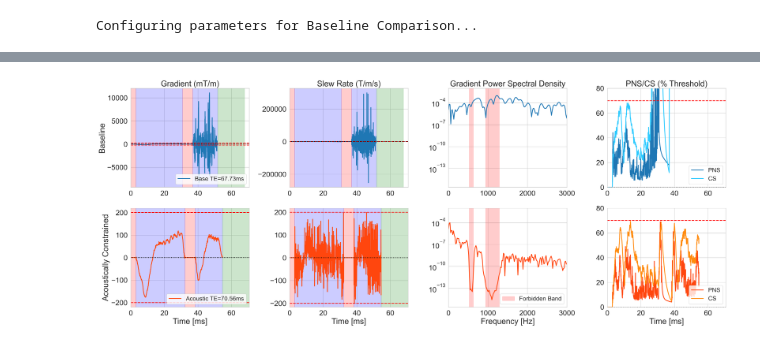
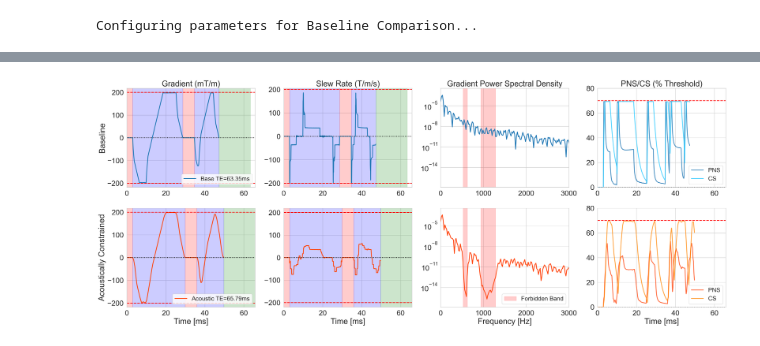
Before and after one commit to cmr-group/gropt-dev, a Jupyter notebook: examples/acoustic/acoustic_constraint.ipynb, the cells around one changed output, grey strips where cells are left out. Cells and saved outputs as stored; diff of their text form; code cells hidden in the pictures.

```diff
--- a/examples/acoustic/acoustic_constraint.ipynb
+++ b/examples/acoustic/acoustic_constraint.ipynb
@@ -32,7 +30,8 @@ Forbidden Frequencies (Hz): [576, 1113]
 Forbidden Bandwidths (Hz): [100, 344]
 # %%
 # Hardware Limits
-dt = 40e-6
+dt = 50e-6
+# dt = 40e-6
 gmax = 200*1e-3  # 200 mT/m
 smax = 200       # 200 T/m/s
 
@@ -40,7 +39,7 @@ smax = 200       # 200 T/m/s
 T_90 = 3e-3 # s
 T_180 = 6e-3 # s
 T_readout = 16e-3 # s
-b = 1000 # s/mm^2
+b = 2000 # s/mm^2
 
 print("Configuring parameters for Baseline Comparison...")
 search_params_base = {
@@ -56,9 +55,11 @@ search_params_base = {
     'pns_params': safe_params,
     'cns_lim': 0.7,
     'cns_params': safe_params_cardiac,
-    'tv_lam': 1e-18,
+    'tv1_lam': 1e-18,
+    'tv1_weight': 5e5,
+    'tv2_lam': 2e-4,
+    'tv2_weight': 5e5,
     # 'tv_lam': 1e-16,
-    'tv_weight': 5e5,
     # 'tv2_lam': 0,
     'identity_lam': 1e-5,
 }
@@ -68,6 +69,8 @@ search_params_ac['acoustic'] = {
     'freqs': forbidden_frequencies,
     'bws': forbidden_bandwidths
 }
+# search_params_ac['tv2_lam'] = 2e-4
+# search_params_ac['tv2_weight'] = 5e5
 # search_params_ac['tv_lam'] = 1e-1
 # search_params_ac['tv_weight'] = 1
 # search_params_ac['tv2_lam'] = 1e1
@@ -137,16 +114,16 @@ time_base = np.arange(len(grad_base)) * dt * 1e3
 axes[0, 0].plot(time_base, grad_base*1000, linewidth=2.33, color=colors[0], label=f'Base TE={best_TE_base*1e3:.2f}ms')
 axes[0, 1].plot(time_base[:-1], np.diff(grad_base)/dt, linewidth=2.33, color=colors[0])
 axes[0, 2].semilogy(xf_base, psd_base, linewidth=2.33, color=colors[0])
-axes[0, 3].plot(time_base, safe_base*100, linewidth=2.33, color=colors[0], label='PNS')
-axes[0, 3].plot(time_base, safe_cardiac_base*100, linewidth=2.33, color="#2bcaff", label='CS')
+axes[0, 3].plot(time_base, safe_base*100, linewidth=2.33, color=colors[0], label='PNS', alpha=0.8)
+axes[0, 3].plot(time_base, safe_cardiac_base*100, linewidth=2.33, color="#2bcaff", label='CS', alpha=0.8)
 
 # Row 2: Acoustic GrOpt
 time_ac = np.arange(len(grad_ac)) * dt * 1e3
 axes[1, 0].plot(time_ac, grad_ac*1000, linewidth=2.33, color=colors[1], label=f'Acoustic TE={best_TE_ac*1e3:.2f}ms')
 axes[1, 1].plot(time_ac[:-1], np.diff(grad_ac)/dt, linewidth=2.33, color=colors[1])
 axes[1, 2].semilogy(xf_ac, psd_ac, linewidth=2.33, color=colors[1])
-axes[1, 3].plot(time_ac, safe_ac*100, linewidth=2.33, color=colors[1], label='PNS')
-axes[1, 3].plot(time_ac, safe_cardiac_ac*100, linewidth=2.33, color="#FF8B0E", label='CS')
+axes[1, 3].plot(time_ac, safe_ac*100, linewidth=2.33, color=colors[1], label='PNS', alpha=0.8)
+axes[1, 3].plot(time_ac, safe_cardiac_ac*100, linewidth=2.33, color="#FF8B0E", label='CS', alpha=0.8)
 
 # Highlight Acoustic Frequency Bands
 for idx, (f, bw) in enumerate(zip(forbidden_frequencies, forbidden_bandwidths)):
@@ -179,31 +156,31 @@ for i in range(2):
     axes[0, i].axvspan(time_base[-1], best_TE_base*1e3, alpha=0.2, color='green')
 
     axes[1, i].axvspan(0, search_params_ac['T_90']*1e3, alpha=0.2, color='red')
     axes[1, i].axvspan(search_params_ac['T_90']*1e3, (best_TE_ac-search_params_ac['T_180'])/2*1e3, alpha=0.2, color='blue')
     axes[1, i].axvspan((best_TE_ac-search_params_ac['T_180'])/2*1e3, (best_TE_ac+search_params_ac['T_180'])/2*1e3, alpha=0.2, color='red')
     axes[1, i].axvspan((best_TE_ac+search_params_ac['T_180'])/2*1e3, time_ac[-1], alpha=0.2, color='blue')
     axes[1, i].axvspan(time_ac[-1], best_TE_ac*1e3, alpha=0.2, color='green')
 
 
 
 axes[0,0].set_title('Gradient (mT/m)')
 axes[0,1].set_title('Slew Rate (T/m/s)')
 axes[0,2].set_title('Gradient Power Spectral Density')
 axes[0,3].set_title('PNS/CS (% Threshold)')
 
 axes[0,0].set_ylabel('Baseline')
 axes[1,0].set_ylabel('Acoustically Constrained')
 
 for j in range(4):
     axes[1, j].set_xlabel('Time [ms]' if j != 2 else 'Frequency [Hz]')
 
 axes[0,0].legend(loc='lower right', fontsize=18)
 axes[1,0].legend(loc='lower right', fontsize=18)
 axes[1,2].legend(loc='lower right', fontsize=18)
 axes[0,3].legend(loc='lower right', fontsize=18)
 axes[1,3].legend(loc='lower right', fontsize=18)
 
 plt.tight_layout()
 plt.show()
 # %% [output]
-[figure, old version]
+[figure, new version]
```
Also changed, not shown: parts of 2 cells of this notebook, 7 other files.
